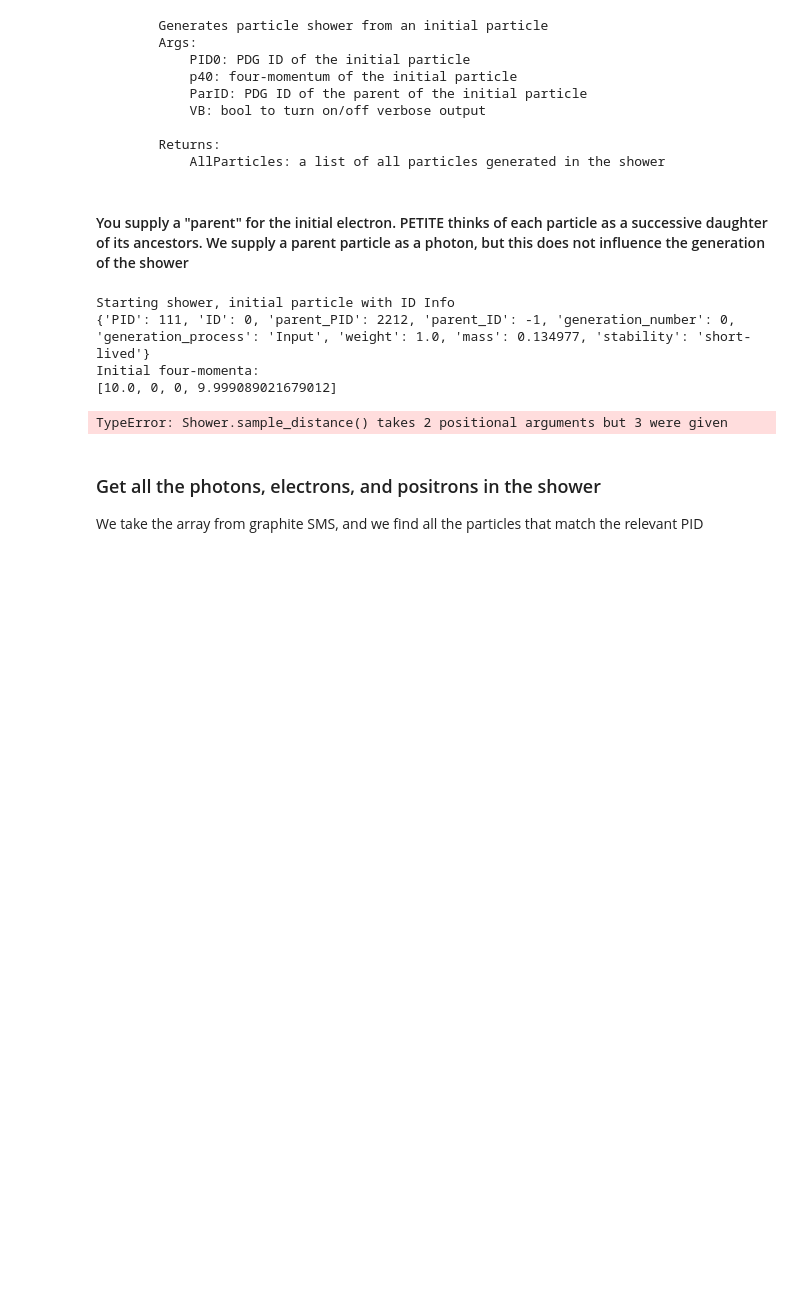
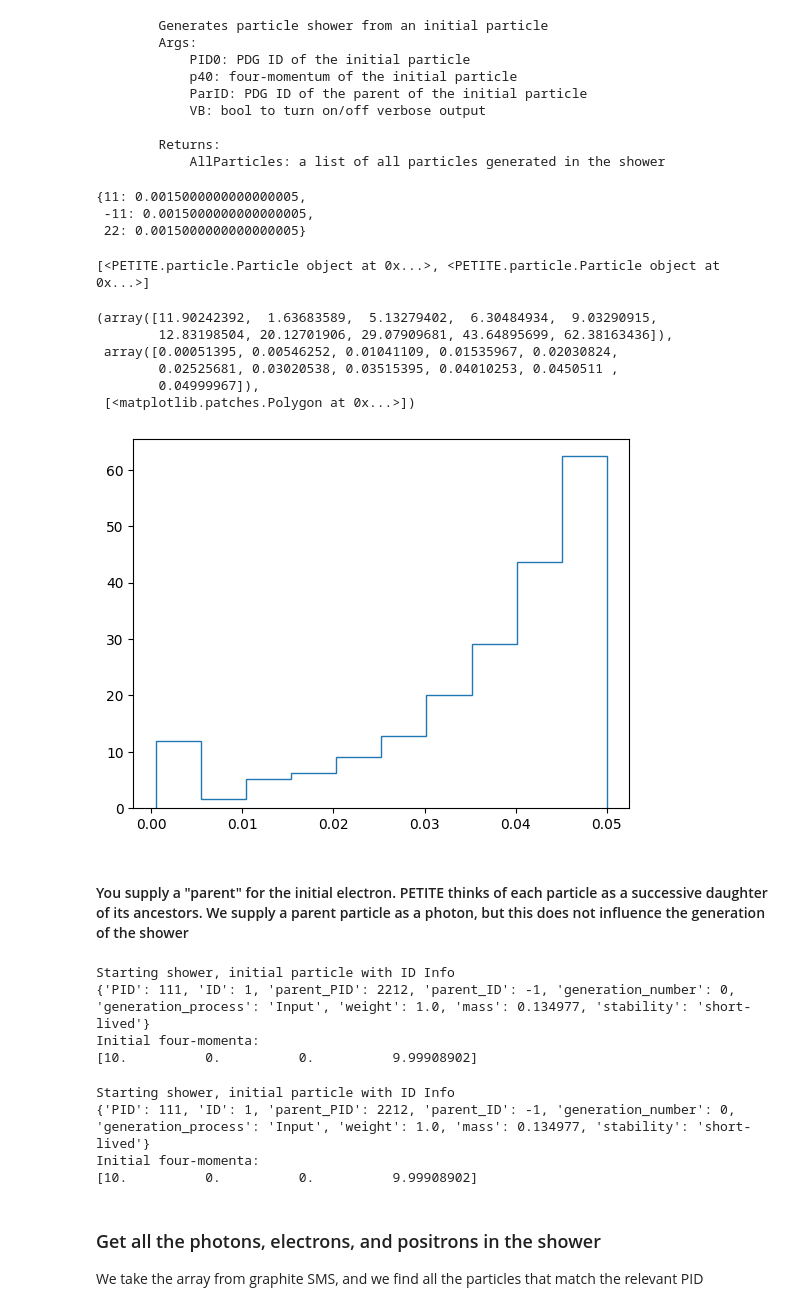
Before and after one commit to kjkellyphys/PETITE, a Jupyter notebook: examples/shower_SM.ipynb, the cells around one changed output. Cells and saved outputs as stored; diff of their text form; code cells hidden in the pictures; blank space fills up the shorter version.

```diff
--- a/examples/shower_SM.ipynb
+++ b/examples/shower_SM.ipynb
@@ -343,6 +350,27 @@ print(sGraphite.generate_shower.__doc__)
 
         Returns:
             AllParticles: a list of all particles generated in the shower
+# %%
+sGraphite._minimum_calculable_energy
+# %% [output]
+{11: 0.0015000000000000005,
+ -11: 0.0015000000000000005,
+ 22: 0.0015000000000000005}
+# %%
+LEphoton = Particle(0.0016, id_dictionary={"PID":22, "mass":0.0})
+print(sGraphite.sample_scattering(LEphoton, process="PairProd"))
+# %% [output]
+[<PETITE.particle.Particle object at 0x...>, <PETITE.particle.Particle object at 0x...>]
+# %%
+plt.hist(final_energies, histtype='step', density=True)
+# %% [output]
+(array([11.90242392,  1.63683589,  5.13279402,  6.30484934,  9.03290915,
+        12.83198504, 20.12701906, 29.07909681, 43.64895699, 62.38163436]),
+ array([0.00051395, 0.00546252, 0.01041109, 0.01535967, 0.02030824,
+        0.02525681, 0.03020538, 0.03515395, 0.04010253, 0.0450511 ,
+        0.04999967]),
+ [<matplotlib.patches.Polygon at 0x...>])
+[figure, added]
 # %% [markdown]
 ####  You supply a "parent" for the initial electron. PETITE thinks of each particle as a successive daughter of its ancestors. We supply a parent particle as a photon, but this does not influence the generation of the shower
 # %%
@@ -350,13 +378,18 @@ print(sGraphite.generate_shower.__doc__)
 #SMSLead = sLead.generate_shower(electron, VB=True)
 
 SMS = sGraphite.generate_shower(pi0, VB=True)
-SMSLead = sLead.generate_shower(pi0, VB=True)
 # %% [output]
 Starting shower, initial particle with ID Info
-{'PID': 111, 'ID': 0, 'parent_PID': 2212, 'parent_ID': -1, 'generation_number': 0, 'generation_process': 'Input', 'weight': 1.0, 'mass': 0.134977, 'stability': 'short-lived'}
+{'PID': 111, 'ID': 1, 'parent_PID': 2212, 'parent_ID': -1, 'generation_number': 0, 'generation_process': 'Input', 'weight': 1.0, 'mass': 0.134977, 'stability': 'short-lived'}
 Initial four-momenta:
-[10.0, 0, 0, 9.999089021679012]
+[10.          0.          0.          9.99908902]
-TypeError: Shower.sample_distance() takes 2 positional arguments but 3 were given
+# %%
+SMSLead = sLead.generate_shower(pi0, VB=True)
+# %% [output]
+Starting shower, initial particle with ID Info
+{'PID': 111, 'ID': 1, 'parent_PID': 2212, 'parent_ID': -1, 'generation_number': 0, 'generation_process': 'Input', 'weight': 1.0, 'mass': 0.134977, 'stability': 'short-lived'}
+Initial four-momenta:
+[10.          0.          0.          9.99908902]
 # %% [markdown]
 ### Get all the photons, electrons, and positrons in the shower
 
```
Also changed, not shown: parts of 9 cells of this notebook, 1 other file.
